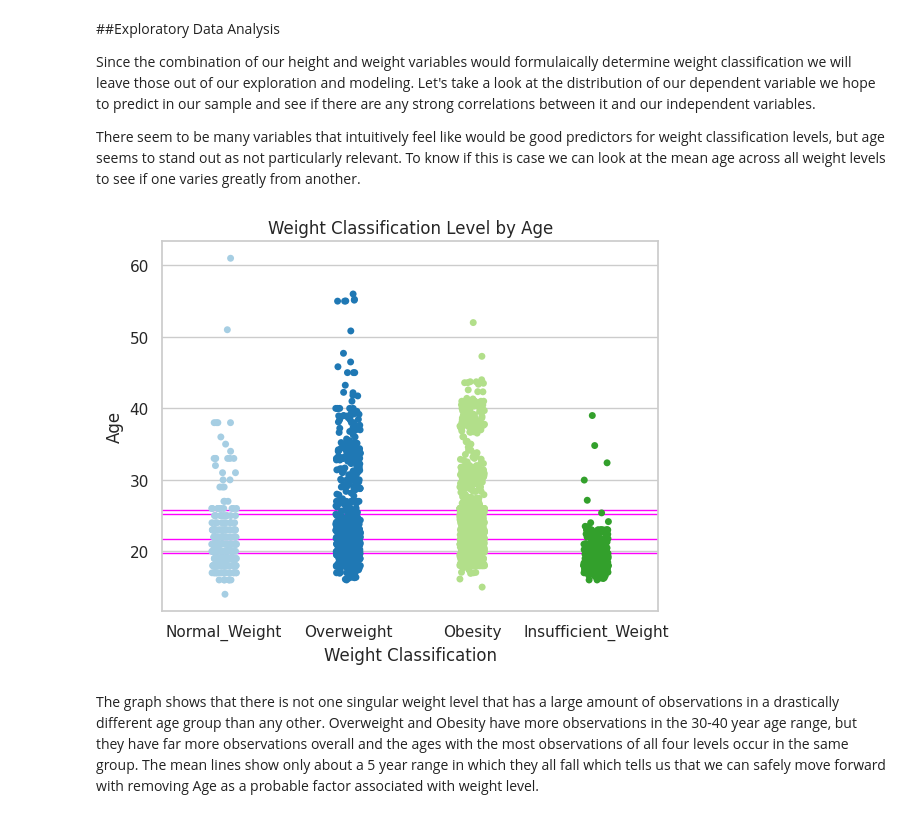
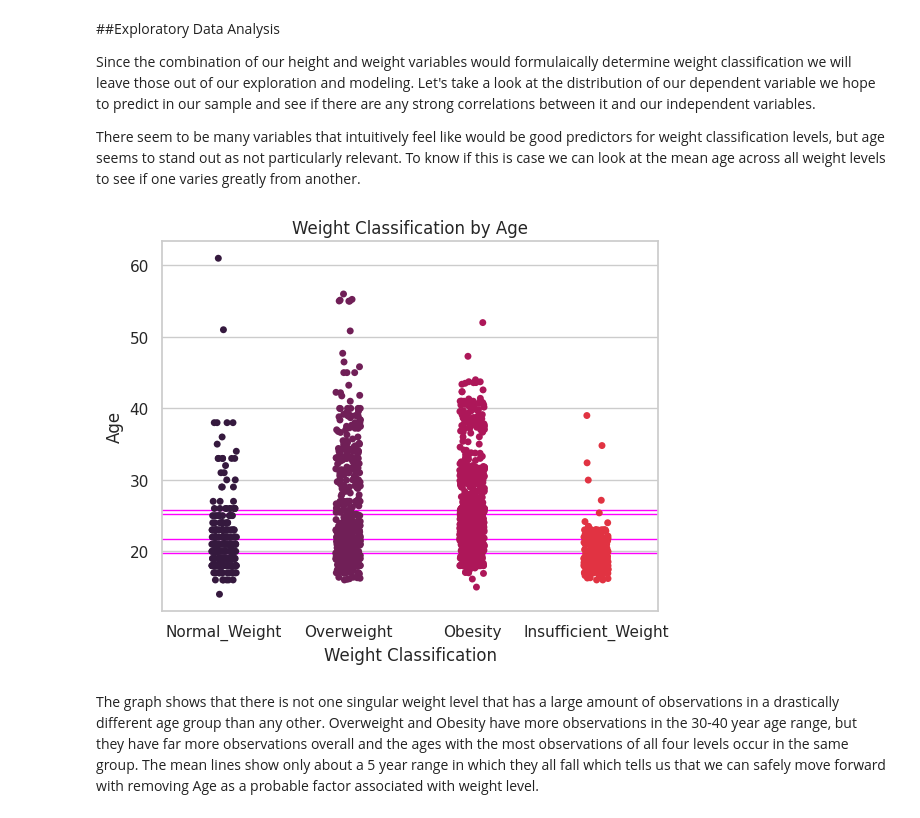
Before and after one commit to zsturk/Dat402_Proj1, a Jupyter notebook: DAT 402 Project 1.ipynb, the cells around one changed output. Saved outputs shown, nothing was run; the diff lists cells and outputs as text; code cells hidden in the pictures.

```diff
--- a/DAT 402 Project 1.ipynb
+++ b/DAT 402 Project 1.ipynb
@@ -148,15 +148,15 @@ Since the combination of our height and weight variables would formulaically det
 
 There seem to be many variables that intuitively feel like would be good predictors for weight classification levels, but age seems to stand out as not particularly relevant. To know if this is case we can look at the mean age across all weight levels to see if one varies greatly from another.
 # %%
-sns.set(style = "whitegrid", palette = "Paired")
+sns.set(style = "whitegrid", palette = "rocket")
 sns.stripplot(x = 'NObeyesdad', y = 'Age', data = df, hue = "NObeyesdad")
-plt.title("Weight Classification Level by Age")
+plt.title("Weight Classification by Age")
 plt.xlabel("Weight Classification")
 means = df.groupby('NObeyesdad')['Age'].mean()
 for Age in means.index:
   plt.axhline(means[Age], color = 'magenta', linestyle = '-', linewidth = 1)
 # %% [output]
-[figure, old version]
+[figure, new version]
 # %% [markdown]
 The graph shows that there is not one singular weight level that has a large amount of observations in a drastically different age group than any other. Overweight and Obesity have more observations in the 30-40 year age range, but they have far more observations overall and the ages with the most observations of all four levels occur in the same group. The mean lines show only about a 5 year range in which they all fall which tells us that we can safely move forward with removing Age as a probable factor associated with weight level.
 # %%
```
Also changed, not shown: parts of 1 cell of this notebook.
